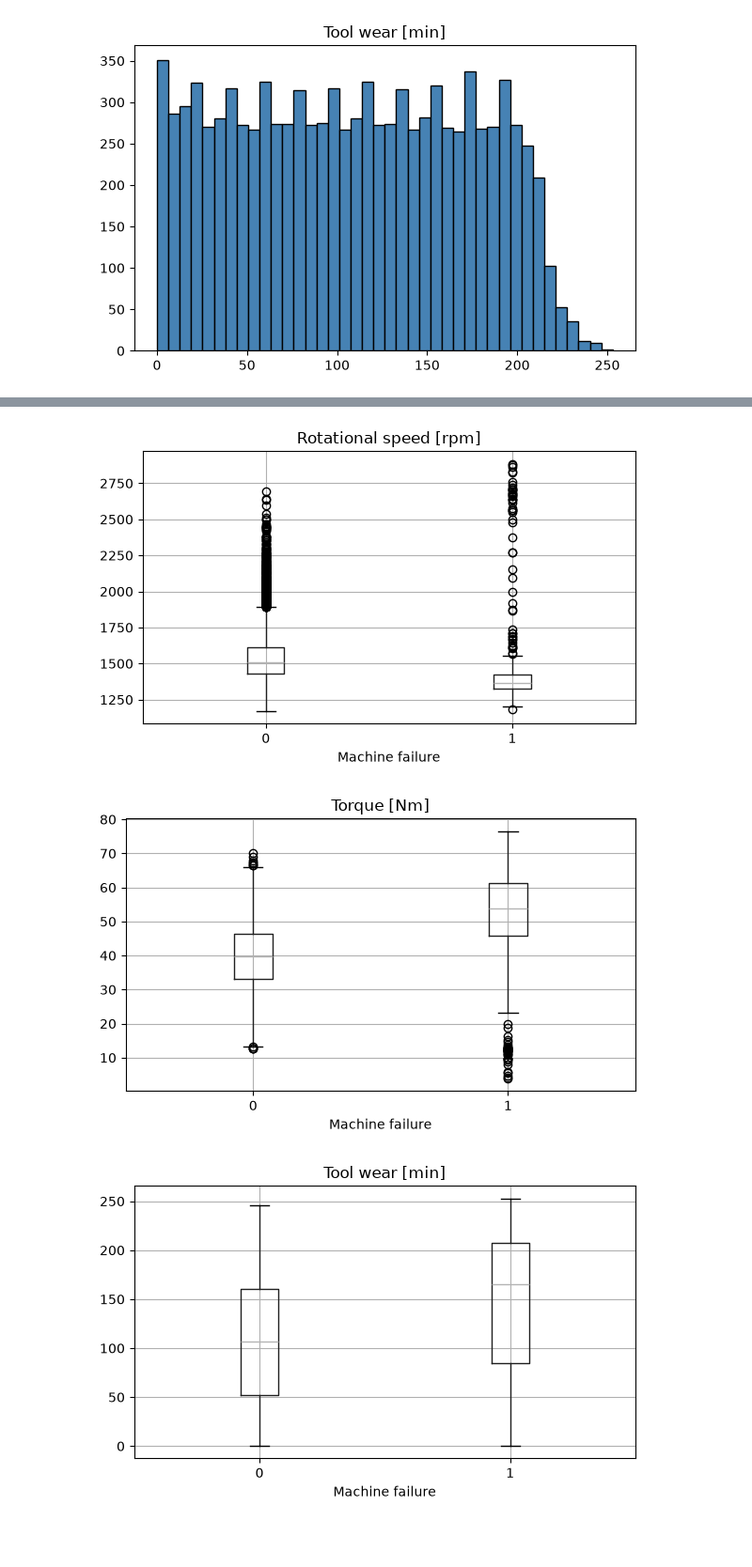
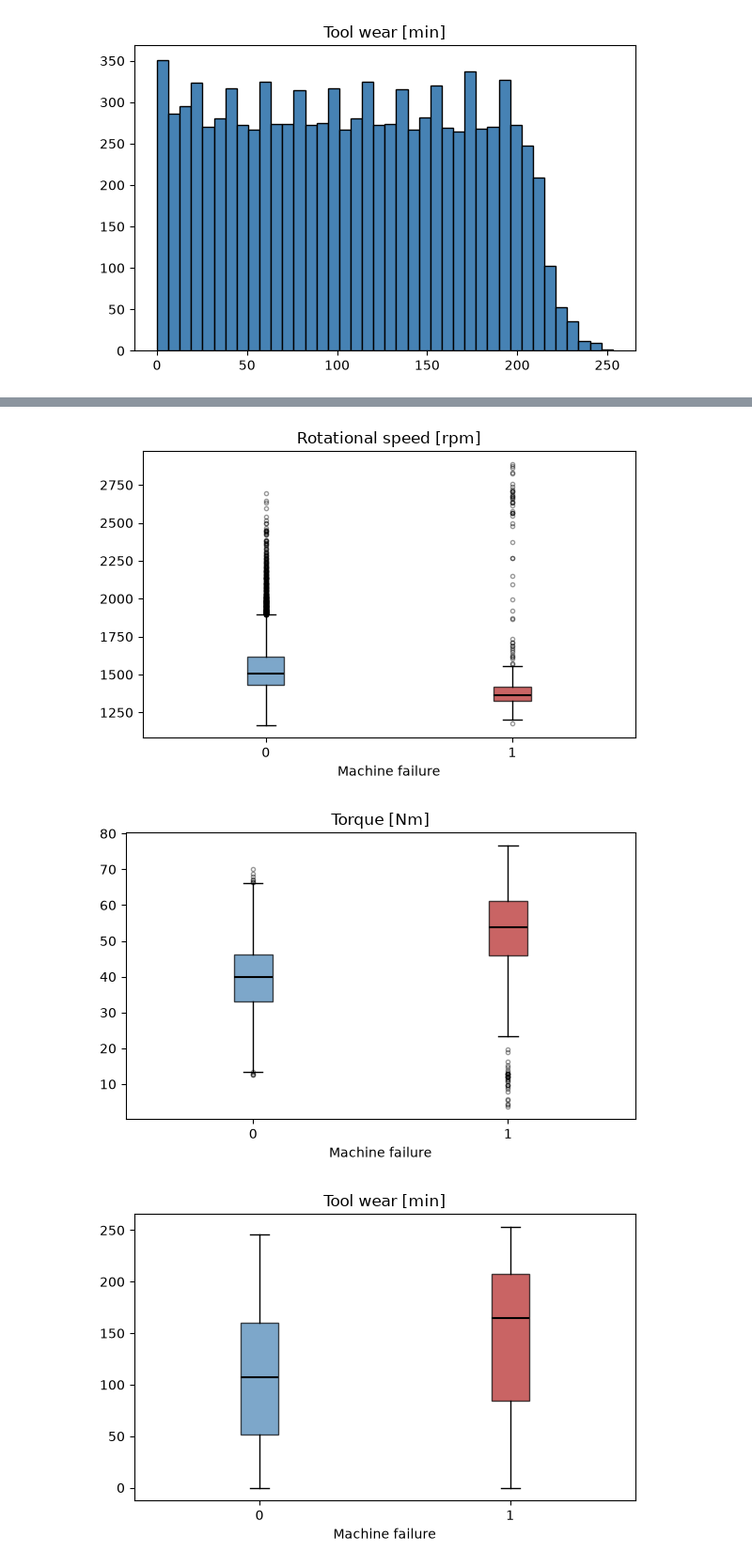
Before and after one commit to AmirmasoudCS/Predictive-Maintenance, a Jupyter notebook: notebooks/inspection.ipynb, the cells around one changed output, grey strips where cells are left out. Shown at 94% size. Drawn from its saved outputs; the diff is of its cells as text; code cells hidden in the pictures; blank space fills up the shorter version.

Commit message:
Regenerating the figures for the boxplots with the addition of coloring

```diff
--- a/notebooks/inspection.ipynb
+++ b/notebooks/inspection.ipynb
@@ -221,26 +221,41 @@ for col in numeric_cols:
 [figure]
 [figure]
 # %%
+colors = {0: 'steelblue', 1: 'firebrick'}
+groups = [0, 1]
+
+def colored_boxplot(ax, col):
+    data = [df[df['Machine failure'] == g][col].values for g in groups]
+    try:
+        bp = ax.boxplot(data, patch_artist=True, tick_labels=['0', '1'],
+                        medianprops=dict(color='black', linewidth=1.5),
+                        flierprops=dict(marker='o', markersize=3, alpha=0.4))
+    except TypeError:
+        bp = ax.boxplot(data, patch_artist=True, labels=['0', '1'],
+                        medianprops=dict(color='black', linewidth=1.5),
+                        flierprops=dict(marker='o', markersize=3, alpha=0.4))
+    for patch, g in zip(bp['boxes'], groups):
+        patch.set_facecolor(colors[g])
+        patch.set_alpha(0.7)
+    ax.set_title(col)
+    ax.set_xlabel('Machine failure')
+
+# --- Combined figure ---
 fig, axes = plt.subplots(2, 3, figsize=(15, 8))
 axes = axes.flatten()
 
 for i, col in enumerate(numeric_cols):
-    df.boxplot(column=col, by='Machine failure', ax=axes[i])
-    axes[i].set_title(col)
-    axes[i].set_xlabel('Machine failure')
+    colored_boxplot(axes[i], col)
 
 axes[-1].axis('off')
-plt.suptitle('')
 plt.tight_layout()
 plt.savefig(PLOTS / "boxplots_by_failure_combined.png", dpi=300, bbox_inches="tight")
 plt.show()
 
+# --- Individual figures ---
 for col in numeric_cols:
     fig, ax = plt.subplots(figsize=(6, 4))
-    df.boxplot(column=col, by='Machine failure', ax=ax)
-    ax.set_title(col)
-    ax.set_xlabel('Machine failure')
-    plt.suptitle('')
+    colored_boxplot(ax, col)
     plt.tight_layout()
 
     safe_name = col.split(' [')[0].replace(' ', '_')
@@ -253,6 +268,6 @@ for col in numeric_cols:
-[figure, old version]
+[figure, new version]
-[figure, old version]
+[figure, new version]
-[figure, old version]
+[figure, new version]
 # %%
 failure_rate_by_type = df.groupby('Type')['Machine failure'].mean().sort_values()
 
```
Also changed, not shown: parts of 1 cell of this notebook, 6 other files.
